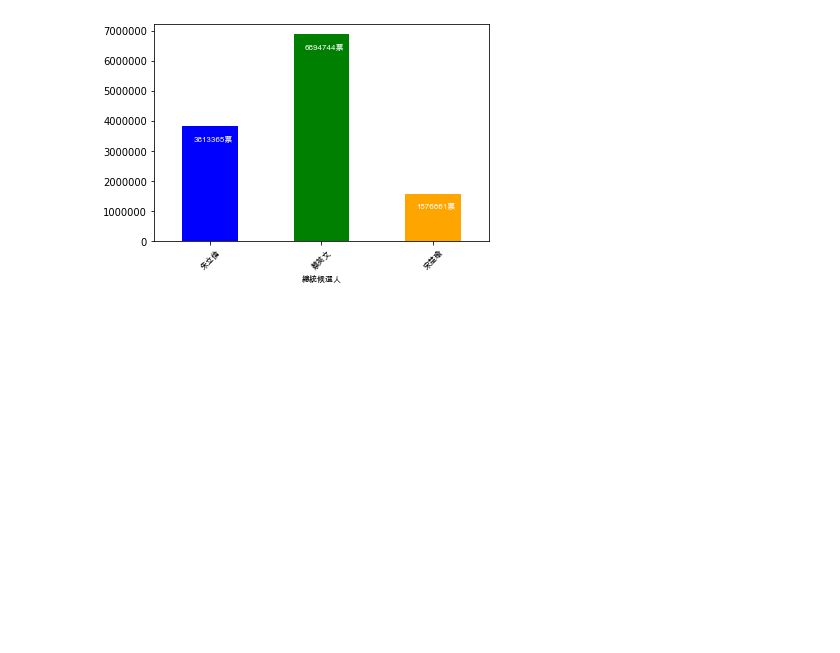
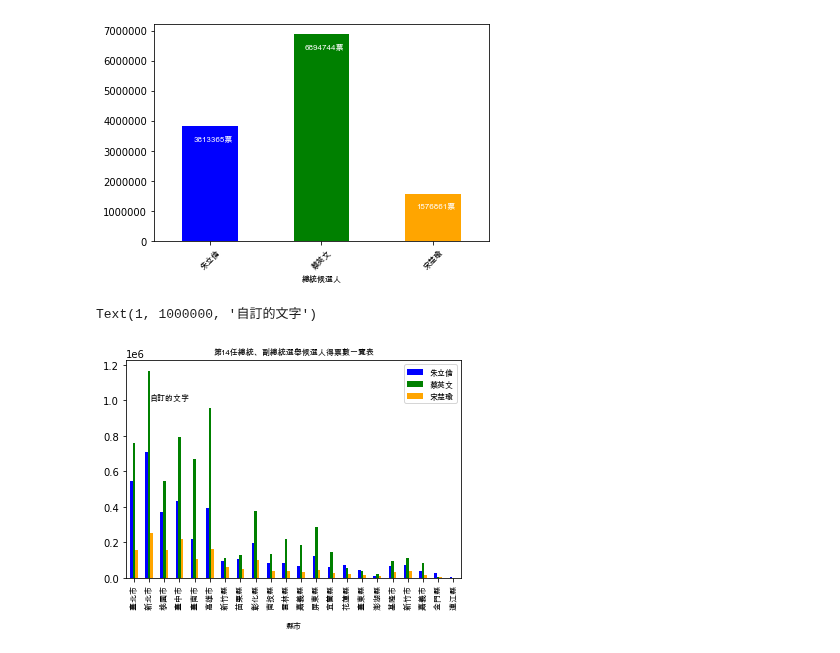
Before and after one commit to roberthsu2003/PythonForDataAnalysis, a Jupyter notebook: 星期13/lesson20_1.ipynb, the cells around one changed output. Saved outputs shown, nothing was run; the diff lists cells and outputs as text; code cells hidden in the pictures; blank space fills up the shorter version.

```diff
--- a/星期13/lesson20_1.ipynb
+++ b/星期13/lesson20_1.ipynb
@@ -181,3 +181,15 @@ for p in ax1.patches:
 0.75 0 0.5 6894744
 1.75 0 0.5 1576861
 [figure]
+# %%
+figure1 = plt.figure()
+ax2 = figure1.add_subplot(1,1,1)
+df.plot(ax = ax2, kind='bar', color=['b','g','orange'])
+ax2.set_xticklabels(df.index,fontproperties=font)
+ax2.legend(prop=font)
+ax2.set_xlabel('縣市',fontproperties=font)
+ax2.set_title('第14任總統、副總統選舉候選人得票數一覽表',fontproperties=font)
+ax2.annotate('自訂的文字',(1,1000000),fontproperties=font)
+# %% [output]
+Text(1, 1000000, '自訂的文字')
+[figure, added]
```
